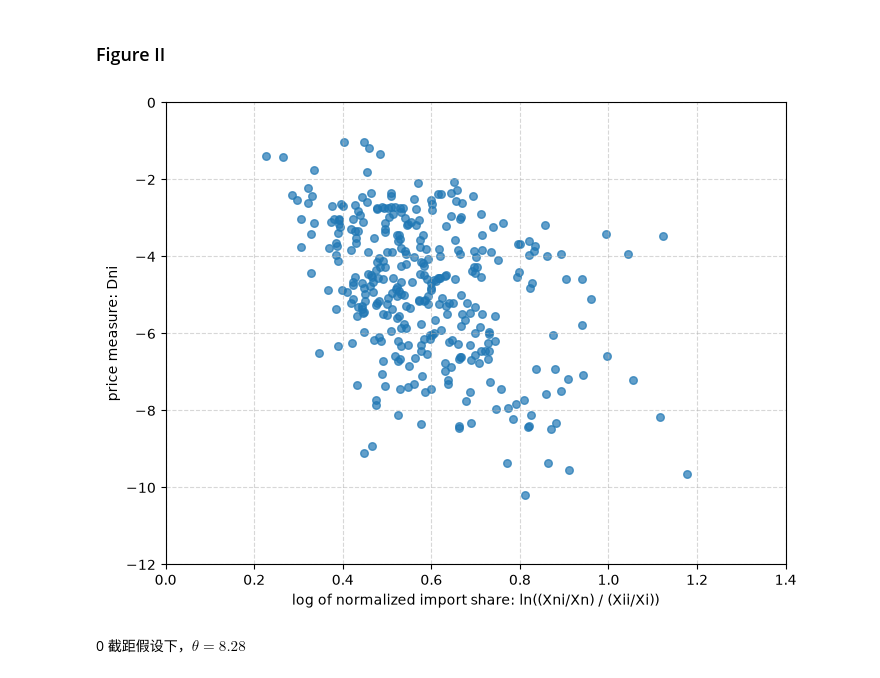
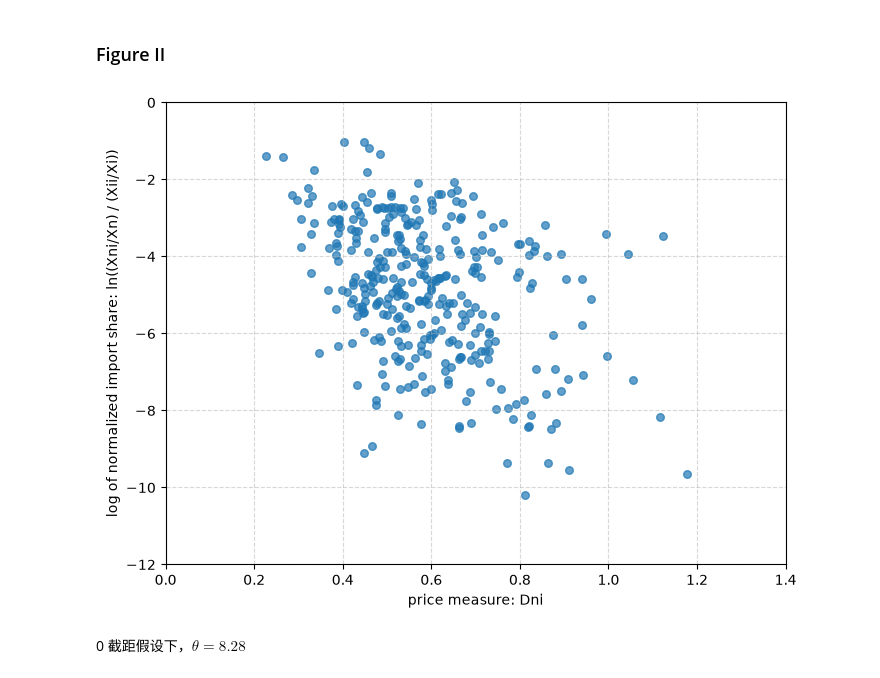
Before and after one commit to Yonnnnnne/EK2002, a Jupyter notebook: Technology, Geography and Trade/code.ipynb, the cells around one changed output. Cells and saved outputs as stored; diff of their text form; code cells hidden in the pictures.

```diff
--- a/Technology, Geography and Trade/code.ipynb
+++ b/Technology, Geography and Trade/code.ipynb
@@ -486,26 +486,26 @@ make_multiindex_columns(df=result_df,
 # %%
 # 假设 df 是你的 DataFrame，取 A、B 两列
 x = df_price_diff['Dni']
 y = df_price_diff['ln_standardized_share']
 
 fig, ax = plt.subplots(figsize=(8, 6))
 ax.scatter(x, y, s=30, alpha=0.7)
 
 # 设置横纵坐标最小值和最大值
 ax.set_xlim(0, 1.4)
 ax.set_ylim(-12, 0)
 
 # 设置刻度间隔
 ax.xaxis.set_major_locator(MultipleLocator(0.2))  # 横轴间隔 10
 ax.yaxis.set_major_locator(MultipleLocator(2))   # 纵轴间隔 5
 
 # 可选：添加标签
-ax.set_xlabel('log of normalized import share: ln((Xni/Xn) / (Xii/Xi))')
-ax.set_ylabel('price measure: Dni')
+ax.set_xlabel('price measure: Dni')
+ax.set_ylabel('log of normalized import share: ln((Xni/Xn) / (Xii/Xi))')
 ax.grid(True, which='both', linestyle='--', alpha=0.5)
 plt.show()
 # %% [output]
-[figure, old version]
+[figure, new version]
 # %% [markdown]
 0 截距假设下，$\theta = 8.28$
 # %%
```
Also changed, not shown: parts of 11 cells of this notebook, 1 other file.
